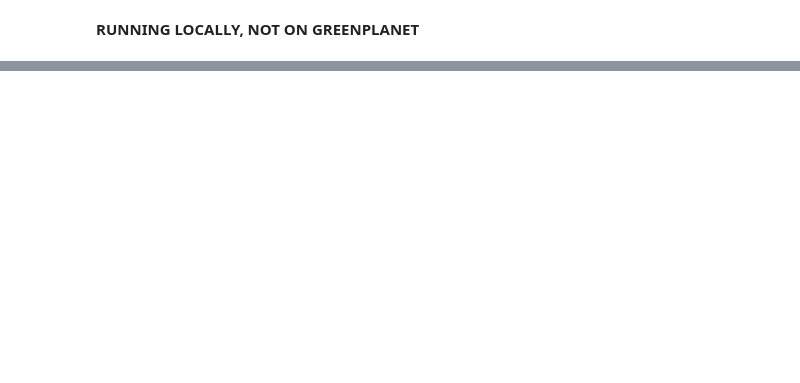
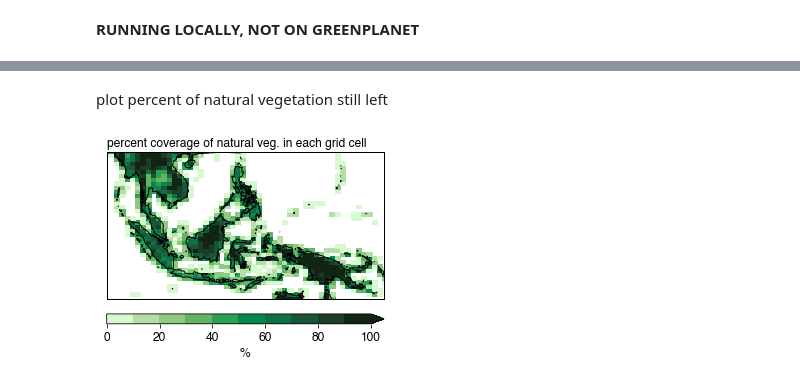
Before and after one commit to bairdlangenbrunner/cesm2-analysis, a Jupyter notebook: fequinox-runs/exploring_surfdata_input.ipynb, the cells around one changed output, grey strips where cells are left out. Drawn from its saved outputs; the diff is of its cells as text; code cells hidden in the pictures; blank space fills up the shorter version.

```diff
--- a/fequinox-runs/exploring_surfdata_input.ipynb
+++ b/fequinox-runs/exploring_surfdata_input.ipynb
@@ -12,3 +30,4 @@ surfdata_ds = xarray.open_dataset(file_root+file_name)
 # %%
 pct_crop = surfdata_ds['PCT_CROP'].values
 pct_cft = surfdata_ds['PCT_CFT'].values
+pct_natveg = surfdata_ds['PCT_NATVEG'].values
@@ -29,0 +39,14 @@ mp.contourf(pct_cft[6,:,:])
+# %%
+lon_pcolormesh = numpy.zeros(lon.size+2)
+lon_pcolormesh[1:-1] = lon
+lon_pcolormesh[0] = lon[0]-numpy.diff(lon)[0]
+lon_pcolormesh[-1] = lon[-1]+numpy.diff(lon)[-1]
+
+lon_pcolormesh_midpoints = lon_pcolormesh[:-1]+0.5*(numpy.diff(lon_pcolormesh))
+
+lat_pcolormesh = numpy.zeros(lat.size+2)
+lat_pcolormesh[1:-1] = lat
+lat_pcolormesh[0] = lat[0]-numpy.diff(lat)[0]
+lat_pcolormesh[-1] = lat[-1]+numpy.diff(lat)[-1]
+
+lat_pcolormesh_midpoints = lat_pcolormesh[:-1]+0.5*(numpy.diff(lat_pcolormesh))
@@ -29,0 +57,2 @@ mp.contourf(pct_cft[6,:,:])
+# %%
+pct_natvegxlandfrac = (pct_natveg/100.)*landfrac
@@ -29,0 +117,52 @@ mp.contourf(pct_cft[6,:,:])
+# %% [markdown]
+plot percent of natural vegetation still left
+# %%
+#which_idx = oilpalm_idx
+#which_idx = oilpalm_irr_idx
+#which_idx = rice_idx
+#which_idx = winterwheat_irr_idx
+
+
+lat_lo = -13
+lat_hi = 22
+lon_lo = 90
+lon_hi = 156
+
+fontsize=12
+map_proj = cartopy.crs.PlateCarree()
+data_proj = cartopy.crs.PlateCarree()
+fig = mp.figure(figsize=(4.25,2.75))
+ax = fig.add_subplot(111, projection=map_proj)
+
+# ADD IRRIGATED AND RAINFED TOGETHER
+field = pct_natvegxlandfrac
+field[field==0] = numpy.nan
+
+cmap = cmocean.cm.algae
+levels = numpy.arange(0,100.1,10)
+norm = matplotlib.colors.BoundaryNorm(levels, cmap.N)
+contour_plot = ax.pcolormesh(lon_pcolormesh_midpoints,lat_pcolormesh_midpoints,\
+                             field*100.,\
+                             cmap=cmap,\
+                             norm=norm,\
+                             #cmocean.cm.turbid,\
+                             vmin=levels.min(), vmax=levels.max(), transform=data_proj)
+ax.coastlines(resolution='50m')
+ax.set_extent([lon_lo,lon_hi,lat_lo,lat_hi], crs=map_proj)
+
+fig.tight_layout()
+
+axpos = ax.get_position()
+cbar_ax = fig.add_axes([axpos.x0,axpos.y0-0.05,axpos.width,0.05])
+cbar = mp.colorbar(contour_plot, cax=cbar_ax, orientation='horizontal', extend='max')
+cbar_ax.tick_params(labelsize=fontsize)
+cbar.set_label('%',fontsize=fontsize)
+#cbar.set_ticks([0,5,10,15,20])
+
+ax.text(s='percent coverage of natural veg. in each grid cell', \
+        x=0, y=1.02, ha='left', va='bottom',\
+        fontsize=fontsize, transform=ax.transAxes)
+
+fig.savefig('pct_natveg_from_surfdata.png', bbox_inches='tight', transparent=True, dpi=600)
+# %% [output]
+[figure, added]
```
Also changed, not shown: parts of 20 cells of this notebook, 2 other files.
